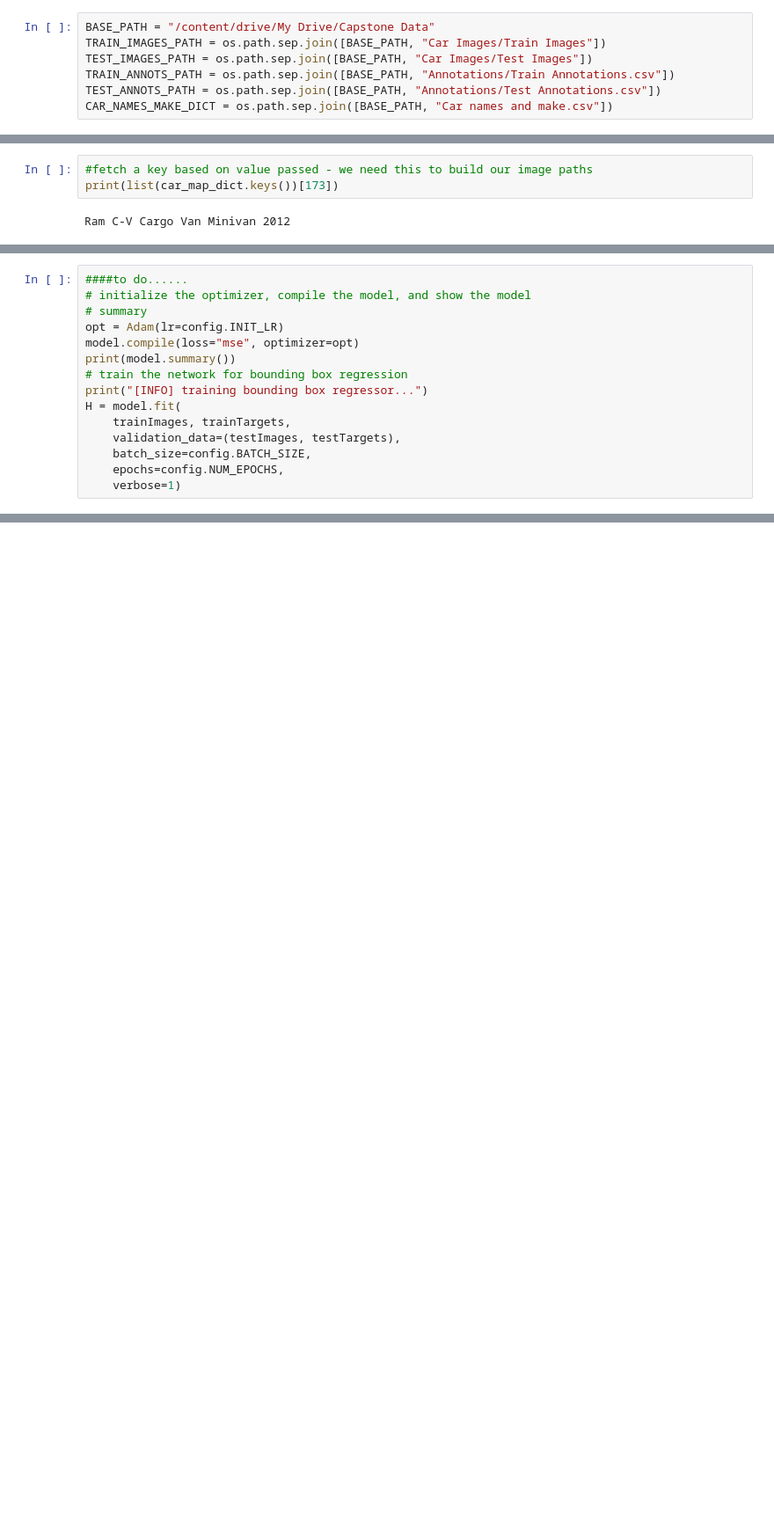
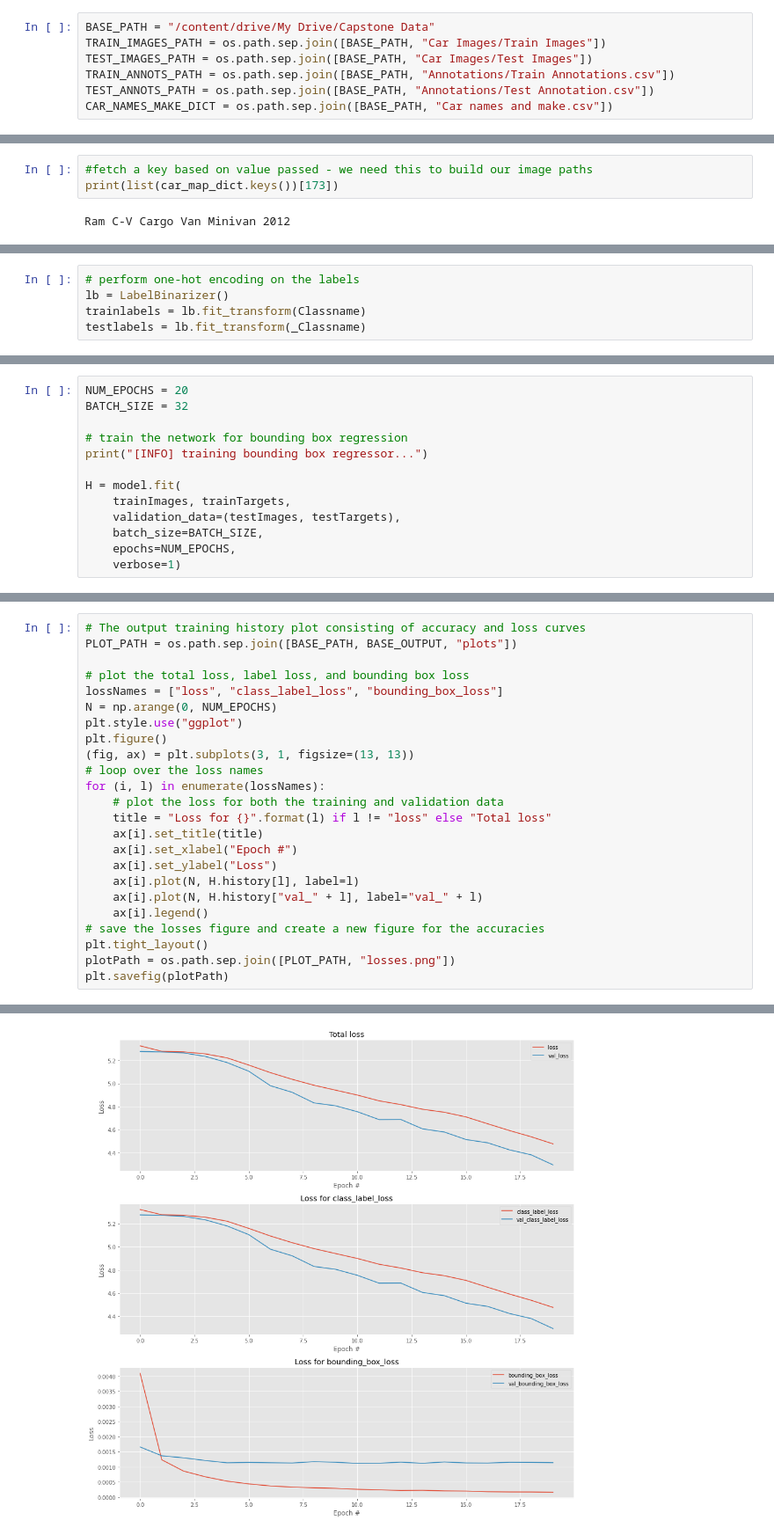
Before and after one commit to girijeshcse/car_finder, a Jupyter notebook: notebooks/Car_model_training.ipynb, the cells around one changed output, grey strips where cells are left out. Shown: that part at 88% size. Cells and saved outputs as stored; diff of their text form; blank space fills up the shorter version.

```diff
--- a/notebooks/Car_model_training.ipynb
+++ b/notebooks/Car_model_training.ipynb
@@ -45,5 +48,5 @@ BASE_PATH = "/content/drive/My Drive/Capstone Data"
 TRAIN_IMAGES_PATH = os.path.sep.join([BASE_PATH, "Car Images/Train Images"])
 TEST_IMAGES_PATH = os.path.sep.join([BASE_PATH, "Car Images/Test Images"])
 TRAIN_ANNOTS_PATH = os.path.sep.join([BASE_PATH, "Annotations/Train Annotations.csv"])
-TEST_ANNOTS_PATH = os.path.sep.join([BASE_PATH, "Annotations/Test Annotations.csv"])
+TEST_ANNOTS_PATH = os.path.sep.join([BASE_PATH, "Annotations/Test Annotation.csv"])
 CAR_NAMES_MAKE_DICT = os.path.sep.join([BASE_PATH, "Car names and make.csv"])
@@ -148 +328,6 @@ for row in Output:
+# %%
+# perform one-hot encoding on the labels
+lb = LabelBinarizer()
+trainlabels = lb.fit_transform(Classname)
+testlabels = lb.fit_transform(_Classname)
 # %%
@@ -221,15 +432,13 @@ model = Model(inputs=vgg.input, outputs=bboxHead)
 # %%
-####to do......
-# initialize the optimizer, compile the model, and show the model
-# summary
-opt = Adam(lr=config.INIT_LR)
-model.compile(loss="mse", optimizer=opt)
-print(model.summary())
+NUM_EPOCHS = 20
+BATCH_SIZE = 32
+
 # train the network for bounding box regression
 print("[INFO] training bounding box regressor...")
+
 H = model.fit(
 	trainImages, trainTargets,
 	validation_data=(testImages, testTargets),
-	batch_size=config.BATCH_SIZE,
-	epochs=config.NUM_EPOCHS,
+	batch_size=BATCH_SIZE,
+	epochs=NUM_EPOCHS,
 	verbose=1)
@@ -235,0 +479,25 @@ H = model.fit(
+# %%
+# The output training history plot consisting of accuracy and loss curves
+PLOT_PATH = os.path.sep.join([BASE_PATH, BASE_OUTPUT, "plots"])
+
+# plot the total loss, label loss, and bounding box loss
+lossNames = ["loss", "class_label_loss", "bounding_box_loss"]
+N = np.arange(0, NUM_EPOCHS)
+plt.style.use("ggplot")
+plt.figure()
+(fig, ax) = plt.subplots(3, 1, figsize=(13, 13))
+# loop over the loss names
+for (i, l) in enumerate(lossNames):
+	# plot the loss for both the training and validation data
+	title = "Loss for {}".format(l) if l != "loss" else "Total loss"
+	ax[i].set_title(title)
+	ax[i].set_xlabel("Epoch #")
+	ax[i].set_ylabel("Loss")
+	ax[i].plot(N, H.history[l], label=l)
+	ax[i].plot(N, H.history["val_" + l], label="val_" + l)
+	ax[i].legend()
+# save the losses figure and create a new figure for the accuracies
+plt.tight_layout()
+plotPath = os.path.sep.join([PLOT_PATH, "losses.png"])
+plt.savefig(plotPath)
+# %% [output]
@@ -235,0 +505 @@ H = model.fit(
+[figure, added]
```
Also changed, not shown: parts of 29 cells of this notebook.
